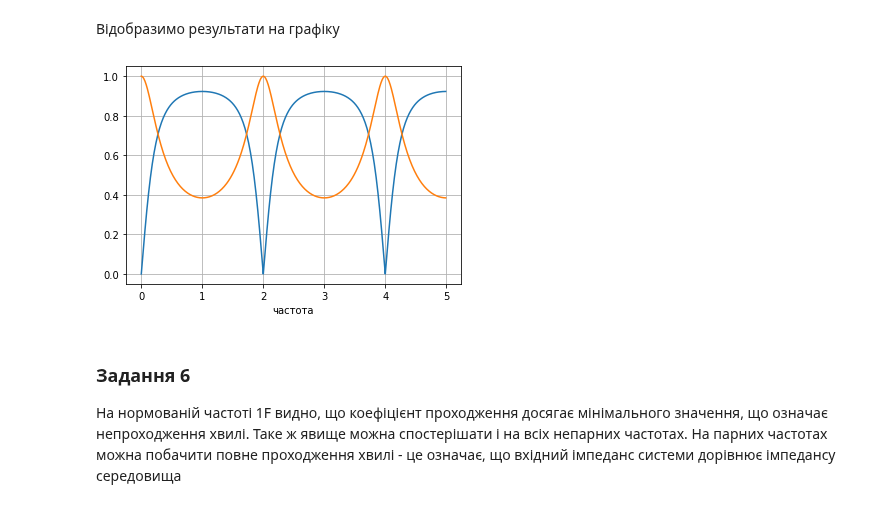
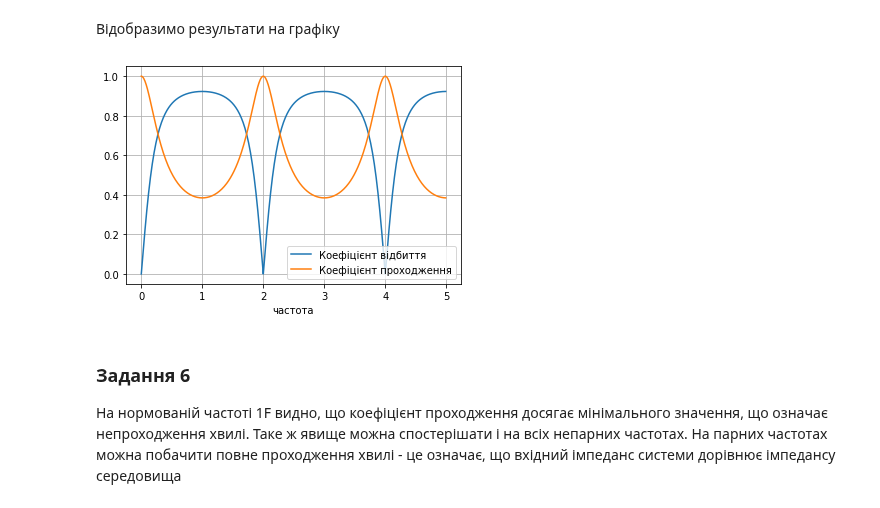
Before and after one commit to angpysha/aspiratura_imtr, a Jupyter notebook: nelin11.ipynb, the cells around one changed output. Drawn from its saved outputs; the diff is of its cells as text; code cells hidden in the pictures.

```diff
--- a/nelin11.ipynb
+++ b/nelin11.ipynb
@@ -66,14 +66,18 @@ t1v = tVec(ff)
 Відобразимо результати на графіку
 # %%
 import matplotlib.pyplot as plt
-plt.plot(ff,r1v, label='f')
-plt.plot(ff,t1v)
-plt.grid(True)
+fig = plt.figure()
+ax = plt.subplot(111)
+ax.plot(ff,r1v, label='Коефіцієнт відбиття')
+ax.plot(ff,t1v, label='Коефіцієнт проходження')
+ax.grid(True)
 plt.xlabel('частота')
+#ax.ylabel('r')
+ax.legend()
 #plt.legend()
 plt.show()
 # %% [output]
-[figure, old version]
+[figure, new version]
 # %% [markdown]
 ### Задання 6
 На нормованій частоті 1F видно, що коефіцієнт проходження досягає мінімального значення, що означає непроходження хвилі. Таке ж явище можна спостерішати і на всіх непарних частотах.
```
Also changed, not shown: parts of 3 cells of this notebook.
